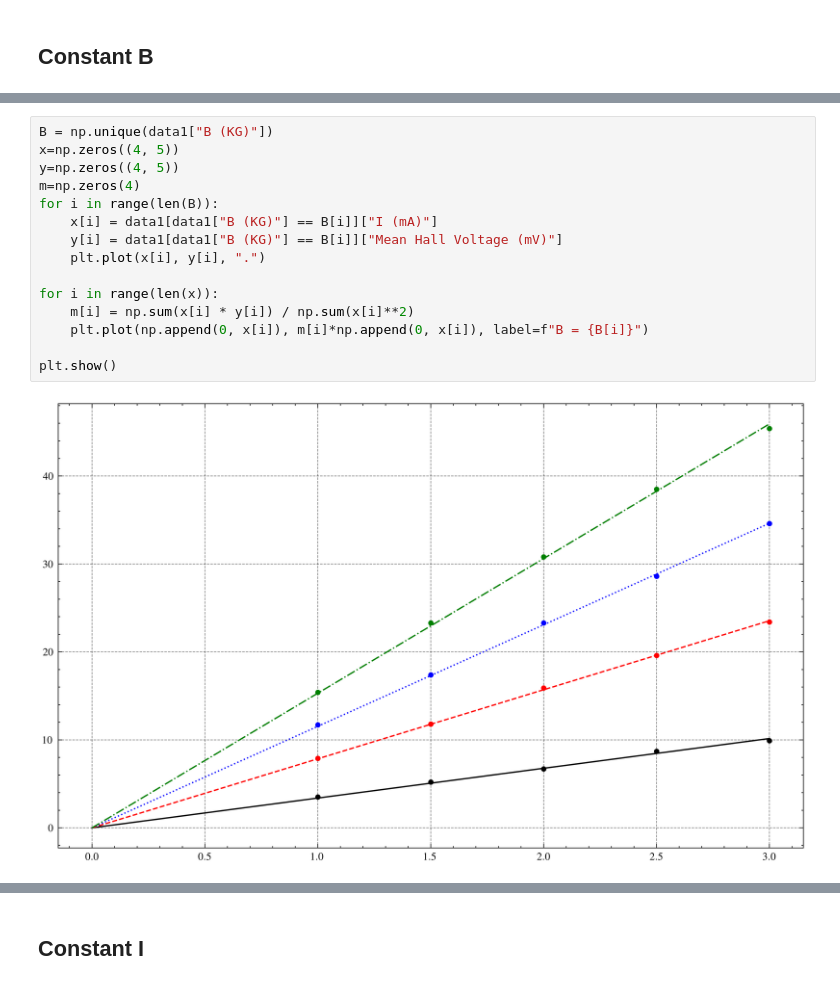
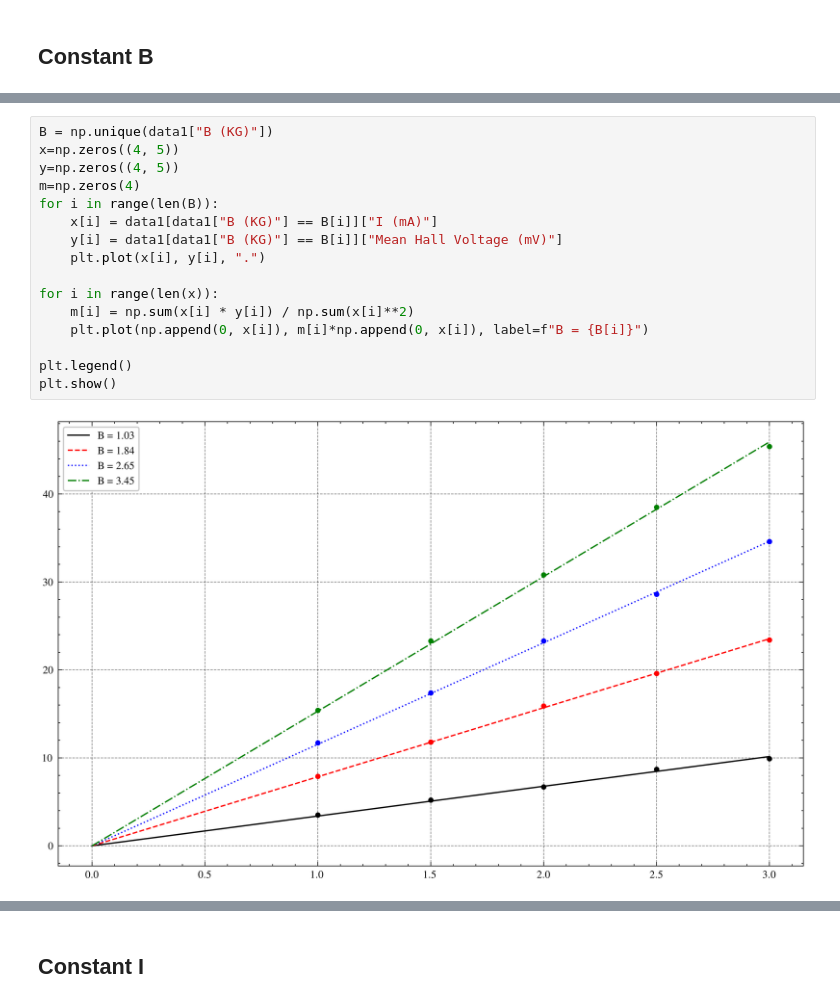
Before and after one commit to rohandebsarkar/General-Practicals, a Jupyter notebook: Hall Effect/Hall Effect.ipynb, the cells around one changed output, grey strips where cells are left out. Saved outputs shown, nothing was run; the diff lists cells and outputs as text.

```diff
--- a/Hall Effect/Hall Effect.ipynb
+++ b/Hall Effect/Hall Effect.ipynb
@@ -35,20 +35,21 @@ data1
 # %%
 B = np.unique(data1["B (KG)"])
 x=np.zeros((4, 5))
 y=np.zeros((4, 5))
 m=np.zeros(4)
 for i in range(len(B)):
     x[i] = data1[data1["B (KG)"] == B[i]]["I (mA)"]
     y[i] = data1[data1["B (KG)"] == B[i]]["Mean Hall Voltage (mV)"]
     plt.plot(x[i], y[i], ".")
 
 for i in range(len(x)):
     m[i] = np.sum(x[i] * y[i]) / np.sum(x[i]**2)
     plt.plot(np.append(0, x[i]), m[i]*np.append(0, x[i]), label=f"B = {B[i]}")
 
+plt.legend()
 plt.show()
 # %% [output]
-[figure, old version]
+[figure, new version]
 # %%
 R=np.zeros(4)
 for i in range(len(m)):
```
Also changed, not shown: parts of 2 cells of this notebook, 1 other file.
